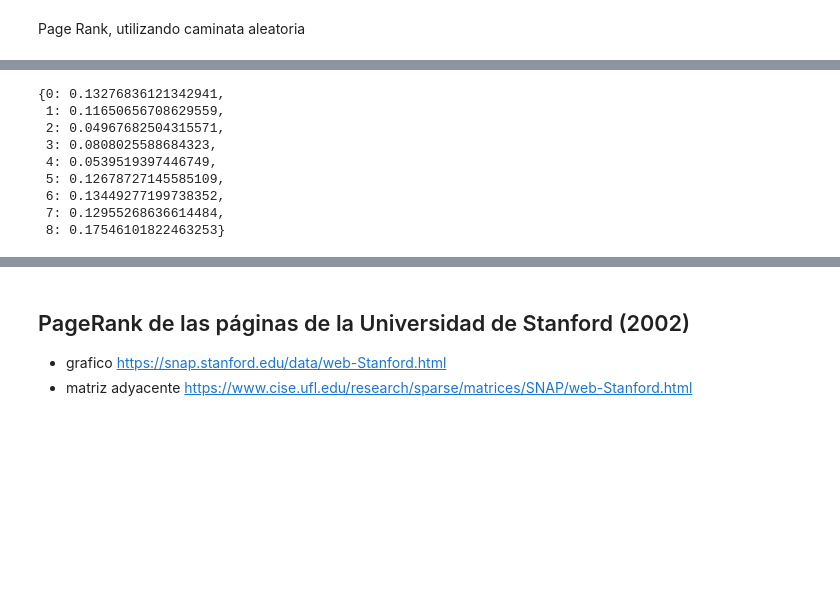
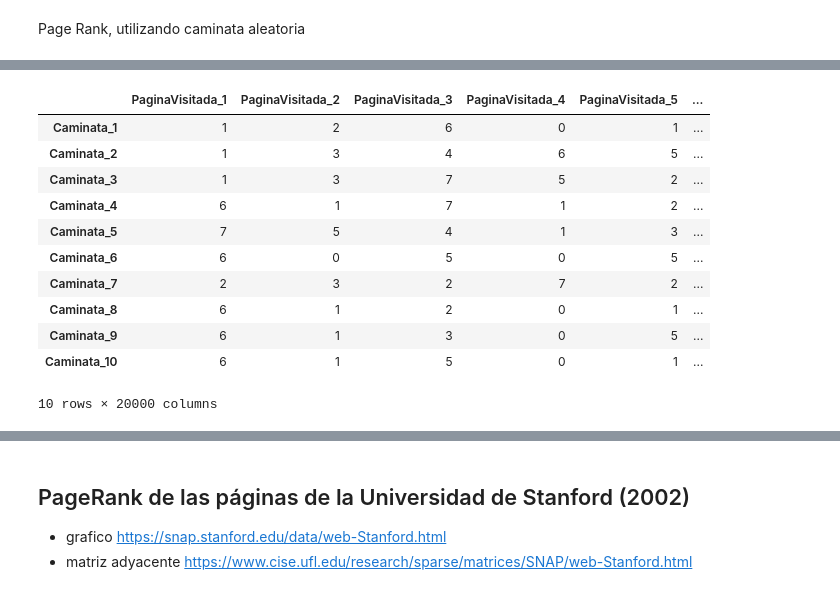
Before and after one commit to AnIsAsPe/Estadistica_y_Probabilidad_para-CD-, a Jupyter notebook: PrincipiosDeProbabilidad/Semana5/Simulación_MC_Page_Rank_2.ipynb, the cells around one changed output, grey strips where cells are left out. Drawn from its saved outputs; the diff is of its cells as text; code cells hidden in the pictures; blank space fills up the shorter version.

```diff
--- a/PrincipiosDeProbabilidad/Semana5/Simulación_MC_Page_Rank_2.ipynb
+++ b/PrincipiosDeProbabilidad/Semana5/Simulación_MC_Page_Rank_2.ipynb
@@ -163,13 +172,29 @@ pesos_df
-# %%
-pesos_dict2 = nx.pagerank(g)
-pesos_dict2
-# %% [output]
-{0: 0.13276836121342941,
- 1: 0.11650656708629559,
- 2: 0.04967682504315571,
- 3: 0.0808025588684323,
- 4: 0.0539519397446749,
- 5: 0.12678727145585109,
- 6: 0.13449277199738352,
- 7: 0.12955268636614484,
- 8: 0.17546101822463253}
+# %%
+caminatas = 10
+largo_caminatas = 20000
+
+paginas = list(g.nodes())
+
+caminatas_df = pd.DataFrame(columns = ['PaginaVisitada_{}'.format(n+1) for n in range(largo_caminatas)],
+                            index = ['Caminata_{}'.format(c+1) for c in range(caminatas)])
+
+caminatas_df['PaginaVisitada_1'] = np.random.choice(paginas, size=caminatas)
+
+
+for n in range(2, largo_caminatas+1):
+        caminatas_df['PaginaVisitada_{}'.format(n)] = caminatas_df['PaginaVisitada_{}'.format(n-1)].apply(lambda x: seleccion_siguiente_pagina(x, g, paginas))
+
+caminatas_df
+# %% [output]
+|  | PaginaVisitada_1 | PaginaVisitada_2 | PaginaVisitada_3 | PaginaVisitada_4 | PaginaVisitada_5 | ... |
+| Caminata_1 | 1 | 2 | 6 | 0 | 1 | ... |
+| Caminata_2 | 1 | 3 | 4 | 6 | 5 | ... |
+| Caminata_3 | 1 | 3 | 7 | 5 | 2 | ... |
+| Caminata_4 | 6 | 1 | 7 | 1 | 2 | ... |
+| Caminata_5 | 7 | 5 | 4 | 1 | 3 | ... |
+| Caminata_6 | 6 | 0 | 5 | 0 | 5 | ... |
+| Caminata_7 | 2 | 3 | 2 | 7 | 2 | ... |
+| Caminata_8 | 6 | 1 | 2 | 0 | 1 | ... |
+| Caminata_9 | 6 | 1 | 3 | 0 | 5 | ... |
+| Caminata_10 | 6 | 1 | 5 | 0 | 1 | ... |
+10 rows × 20000 columns
```
Also changed, not shown: parts of 17 cells of this notebook.
